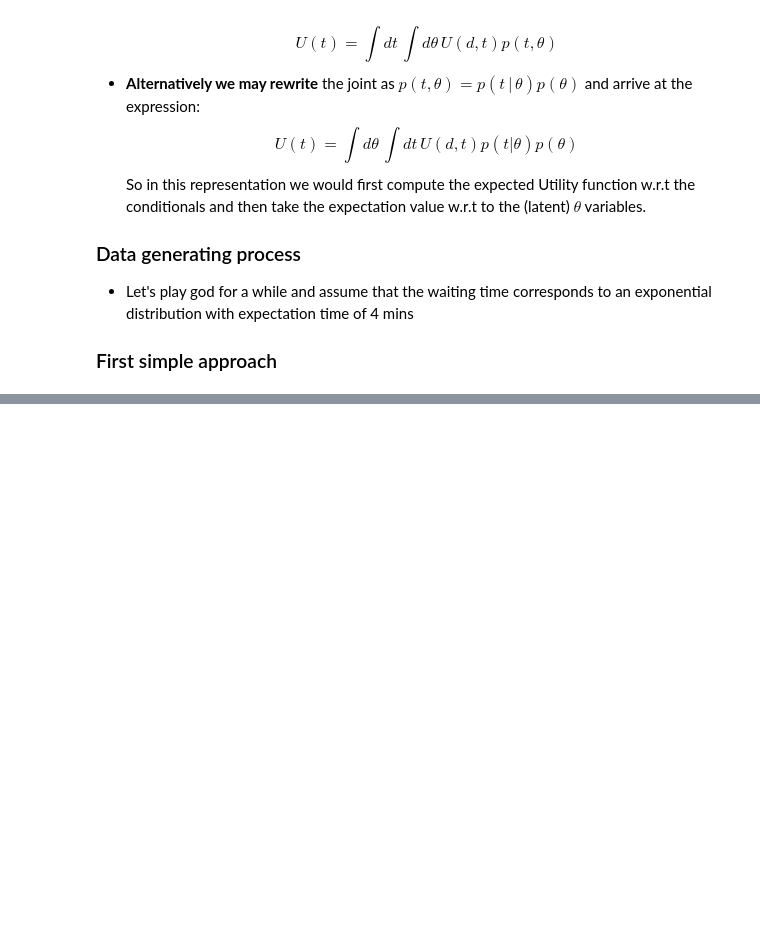
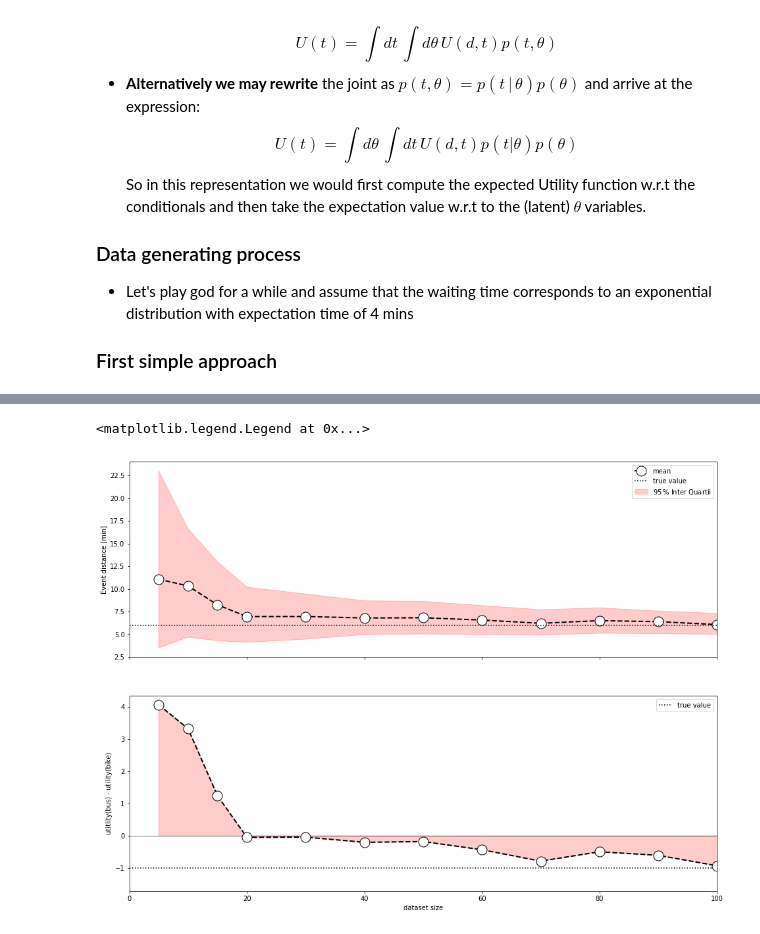
Before and after one commit to 8gradplus/baysian_decision_theory, a Jupyter notebook: simple_decision.ipynb, the cells around one changed output, grey strips where cells are left out. Cells and saved outputs as stored; diff of their text form; code cells hidden in the pictures; blank space fills up the shorter version.

```diff
--- a/simple_decision.ipynb
+++ b/simple_decision.ipynb
@@ -251,0 +254,23 @@ AttributeError: 'function' object has no attribute 'set_ticks'
+# %%
+from collections import namedtuple
+bus_ride = namedtuple("busride", ["data", "trace", "mean", "hpd_025", "hpd_975", "bus_utility"])
+# %%
+waiting_times = generate_waiting_times(6, 1000)
+# %%
+chunks = [waiting_times[:i] for i in [5, 10, 15, 20, 30, 40, 50, 60, 70, 80, 90, 100, 500, 1000]]
+results = []
+
+for chunk in chunks:
+    with pm.Model() as exponential_model:
+        scale = pm.Uniform('scale', upper=30, lower=0, testval=6)
+        waiting_time = pm.Exponential("waiting_time", 1/scale, observed=chunk.waiting_time)
+        traces = pm.sample(tune=1500, samples=3000)
+    summary = pm.summary(traces).loc['scale']
+    trace = traces["scale"]
+    result = bus_ride(data=chunk,
+                      trace = trace,
+                      mean = summary["mean"],
+                      hpd_025 = summary["hpd_2.5"],
+                      hpd_975 = summary["hpd_97.5"],
+                      bus_utility = utility("bus", trace).mean())
+    results.append(result)
@@ -251,0 +295,23 @@ AttributeError: 'function' object has no attribute 'set_ticks'
+# %%
+fig, ax = plt.subplots(nrows=2, figsize=(16,12), sharex=True)
+datasize = list(map(lambda x: len(x.data), results))
+mean = list(map(lambda x: x.mean, results))
+hpd_low = list(map(lambda x: x.hpd_025, results))
+hpd_high = list(map(lambda x: x.hpd_975, results))
+bus_minus_bike_utility = list(map(lambda x: x.bus_utility - 20, results))
+ax[0].plot(datasize, mean, 'o--', color='black', alpha=1, ms=15, lw=2, markerfacecolor="white", label="mean")
+ax[0].fill_between(datasize, hpd_low, hpd_high, color="red", alpha=.2, label=r"$95\,\%$ Inter Quartil")
+ax[0].axhline(6, color="black", ls=":", label="true value")
+ax[0].set_xlim(0, 100)
+ax[0].set_ylabel("Event distance [min]")
+ax[0].legend()
+ax[1].axhline(0, ls="-", lw=.5, color="black")
+ax[1].axhline(-1, ls=":", color="black", label="true value")
+ax[1].plot(datasize, bus_minus_bike_utility, "o--", color="black", lw=2, ms=15, markerfacecolor="white")
+ax[1].fill_between(datasize, bus_minus_bike_utility, color="red", alpha=.2)
+ax[1].set_ylabel("utitlity(bus) - utility(bike)")
+ax[1].set_xlabel("dataset size")
+ax[1].legend()
+# %% [output]
+<matplotlib.legend.Legend at 0x...>
+[figure, added]
```
Also changed, not shown: parts of 12 cells of this notebook.
